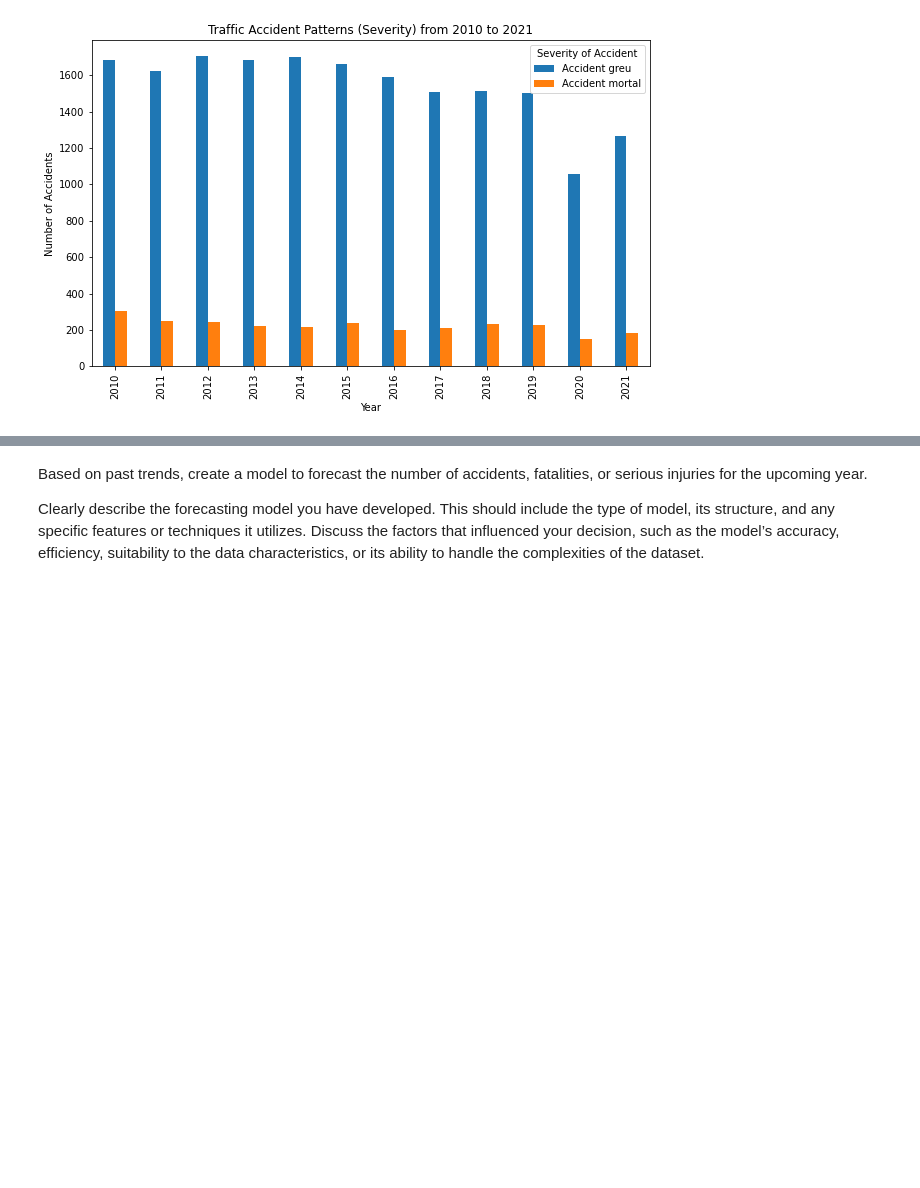
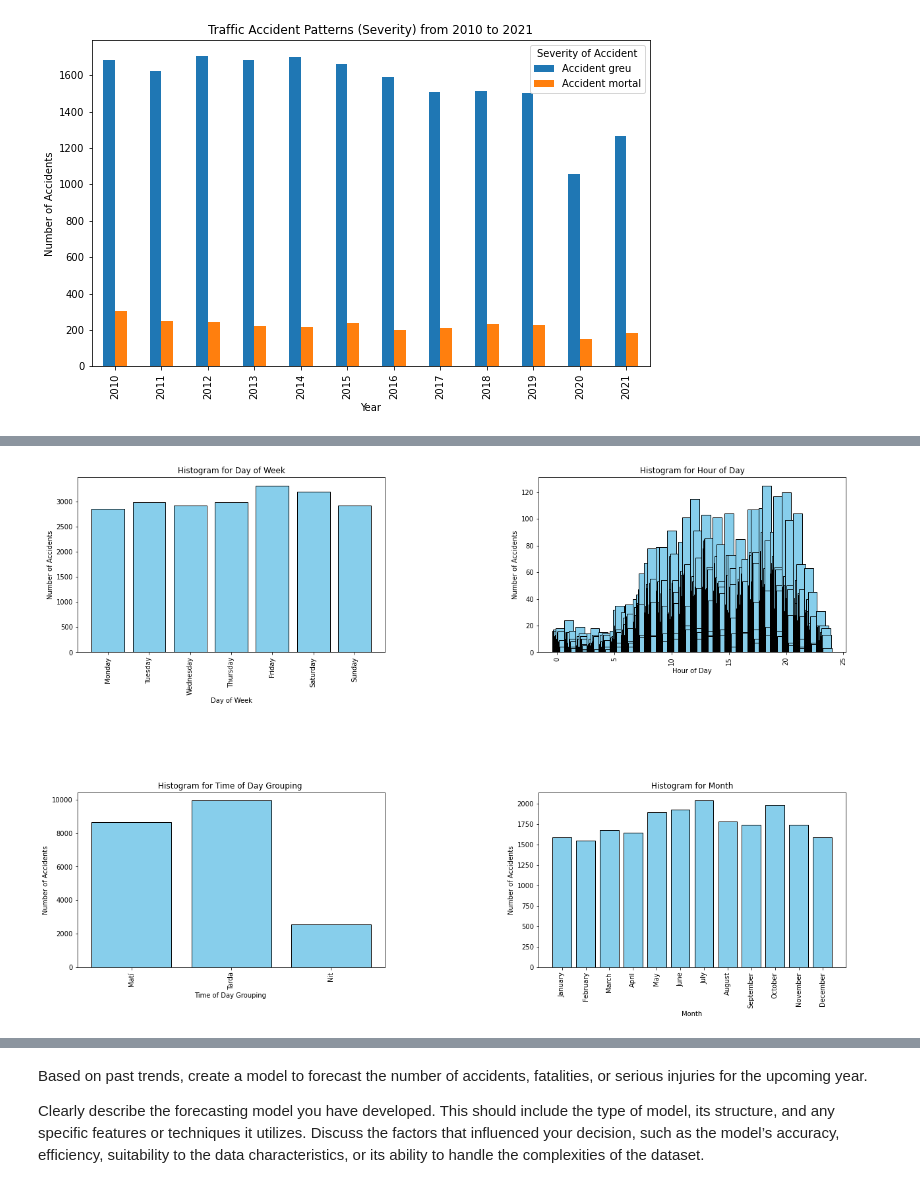
Before and after one commit to MarcLlopart/Traffic-Accident-Analysis, a Jupyter notebook: EDA.ipynb, the cells around one changed output, grey strips where cells are left out. Drawn from its saved outputs; the diff is of its cells as text; code cells hidden in the pictures; blank space fills up the shorter version.

```diff
--- a/EDA.ipynb
+++ b/EDA.ipynb
@@ -303,0 +351,45 @@ plt.show()
+# %%
+days = time_patterns.groupby('Day of Week').size().reset_index(name='Accidents')
+time = time_patterns.groupby('Hour of Day').size().reset_index(name='Accidents')
+time_group = time_patterns.groupby('Time of Day Grouping ').size().reset_index(name='Accidents')
+month = time_patterns.groupby('Month').size().reset_index(name='Accidents')
+
+time_order = ['Matí', 'Tarda', 'Nit']
+day_order = ['Monday', 'Tuesday', 'Wednesday', 'Thursday', 'Friday', 'Saturday', 'Sunday']
+month_order = ['January', 'February', 'March', 'April', 'May', 'June', 'July', 'August', 'September', 'October', 'November', 'December']
+
+time_group['Time of Day Grouping '] = pd.Categorical(time_group['Time of Day Grouping '], categories=time_order, ordered=True)
+time_group.sort_values(by='Time of Day Grouping ', inplace=True)
+
+days['Day of Week'] = pd.Categorical(days['Day of Week'], categories=day_order, ordered=True)
+days.sort_values(by='Day of Week', inplace=True)
+
+month['Month'] = pd.Categorical(month['Month'], categories=month_order, ordered=True)
+month.sort_values(by='Month', inplace=True)
+# %%
+time_patterns_datasets = [days, time, time_group, month]
+
+column_names = ['Day of Week', 'Hour of Day', 'Time of Day Grouping ', 'Month']
+
+# Set up subplots
+fig, axes = plt.subplots(nrows=2, ncols=2, figsize=(18, 12))
+fig.tight_layout(pad=5.0)
+
+# Loop through datasets and column names to create histograms
+for ax, dataset, column_name in zip(axes.flatten(), time_patterns_datasets, column_names):
+    # Convert 'Month' to a categorical data type with the custom order
+
+    # Plotting histogram
+    ax.bar(dataset[column_name], dataset['Accidents'], color='skyblue', edgecolor='black')
+    ax.set_title(f'Histogram for {column_name}')
+    ax.set_xlabel(column_name)
+    ax.set_ylabel('Number of Accidents')
+
+    plt.setp(ax.get_xticklabels(), rotation=90, ha='center')
+# Adjust layout
+plt.subplots_adjust(wspace=0.5, hspace=0.8)
+
+# Show the plot
+plt.show()
+# %% [output]
+[figure, added]
```
Also changed, not shown: parts of 12 cells of this notebook.
